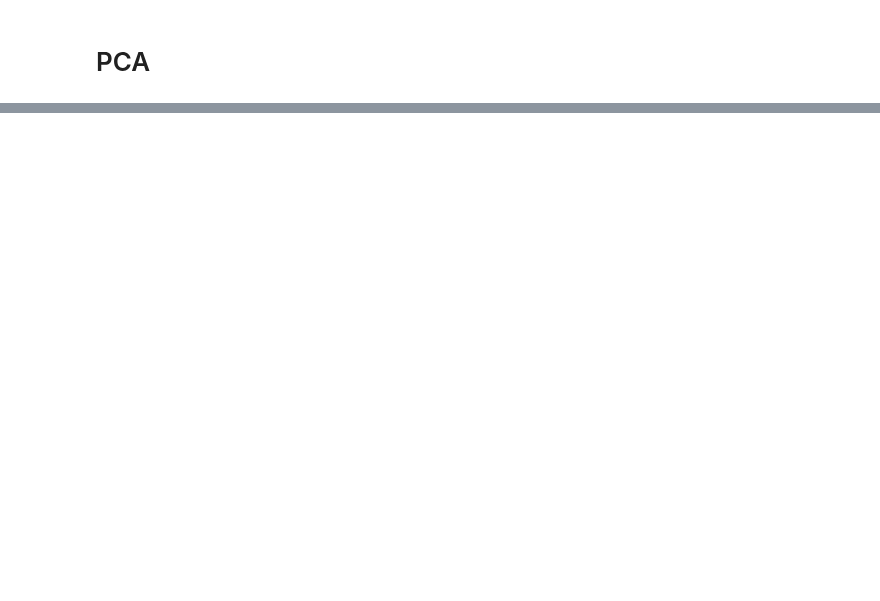
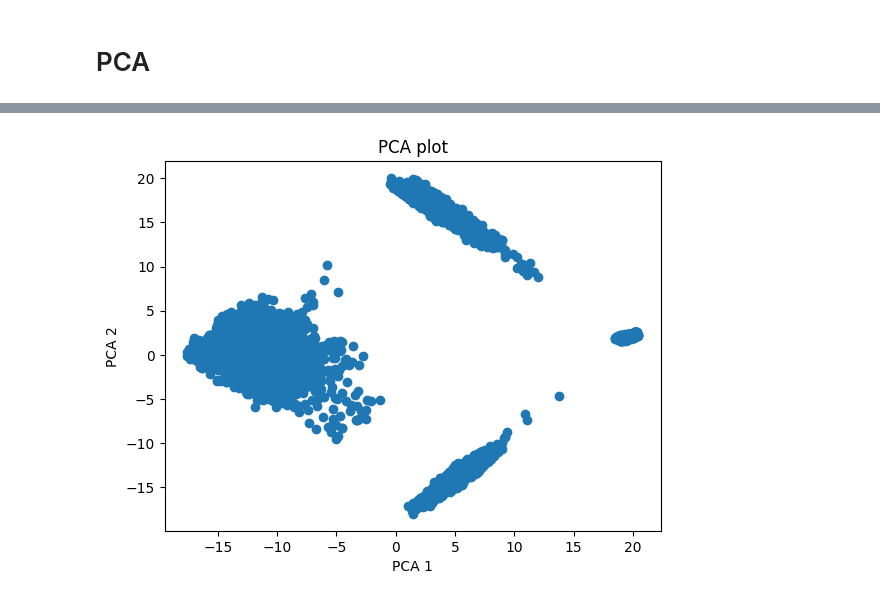
Before and after one commit to MaGiiK02/AirBnB_score_prediction, a Jupyter notebook: step2_process_columns.ipynb, the cells around one changed output, grey strips where cells are left out. Cells and saved outputs as stored; diff of their text form; code cells hidden in the pictures; blank space fills up the shorter version.

```diff
--- a/step2_process_columns.ipynb
+++ b/step2_process_columns.ipynb
@@ -997,32 +972,36 @@ processedColumns.select_dtypes(include=['object'])
 # %% [markdown]
 # PCA
 # %%
-### save
 import pandas as pd
+from sentence_transformers import SentenceTransformer
 from sklearn.decomposition import PCA
 from sklearn.preprocessing import StandardScaler
 
-# select numeric columns
-df_numeric = processedColumns.select_dtypes(include=['int', 'float'])
+processedColumns.dropna(inplace=True)
 
-# drop na values
-df_numeric.dropna(inplace=True)
+# Convert column names to strings
+processedColumns.columns = processedColumns.columns.astype(str)
 
 # instantiate a StandardScaler object
 scaler = StandardScaler()
 
 # scale the data
-scaled_df = scaler.fit_transform(df_numeric)
+scaled_processedColumns = scaler.fit_transform(processedColumns)
 
-# instantiate a PCA object
+# Create a PCA object with 2 components
 pca = PCA(n_components=2)
 
-# fit and transform the scaled data
-pca_df = pca.fit_transform(scaled_df)
+# Fit and transform the data to 2 principal components
+principal_components = pca.fit_transform(scaled_processedColumns)
 
-# create a new dataframe from the transformed data
-pca_df = pd.DataFrame(data=pca_df, columns=['PC1', 'PC2'])
+# Convert principal components to a DataFrame with string column names
+principal_df = pd.DataFrame(data=principal_components, columns=['PC1', 'PC2'])
 
-# display the resulting dataframe
-print(pca_df)
+# Concatenate the principal components with the original data
+result_df = pd.concat([principal_df, processedColumns], axis=1)
+
+# Print the explained variance ratio of the 2 components
+print(pca.explained_variance_ratio_)
+print("___")
+print(principal_df)
 # %% [output]
@@ -1158,0 +1026,12 @@ print(pca.explained_variance_ratio_)
+# %%
+
+import matplotlib.pyplot as plt
+
+# Plot PCA data
+plt.scatter(principal_components[:, 0], principal_components[:, 1])
+plt.xlabel('PCA 1')
+plt.ylabel('PCA 2')
+plt.title('PCA plot')
+plt.show()
+# %% [output]
+[figure, added]
```
Also changed, not shown: parts of 30 cells of this notebook.
